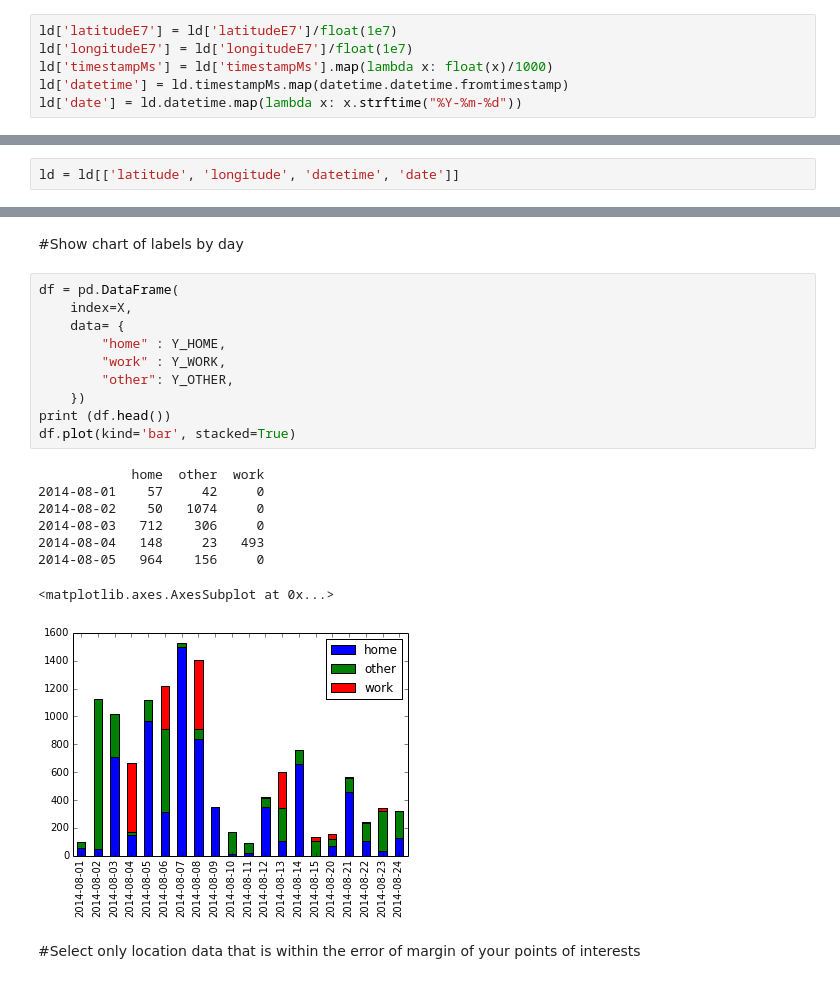
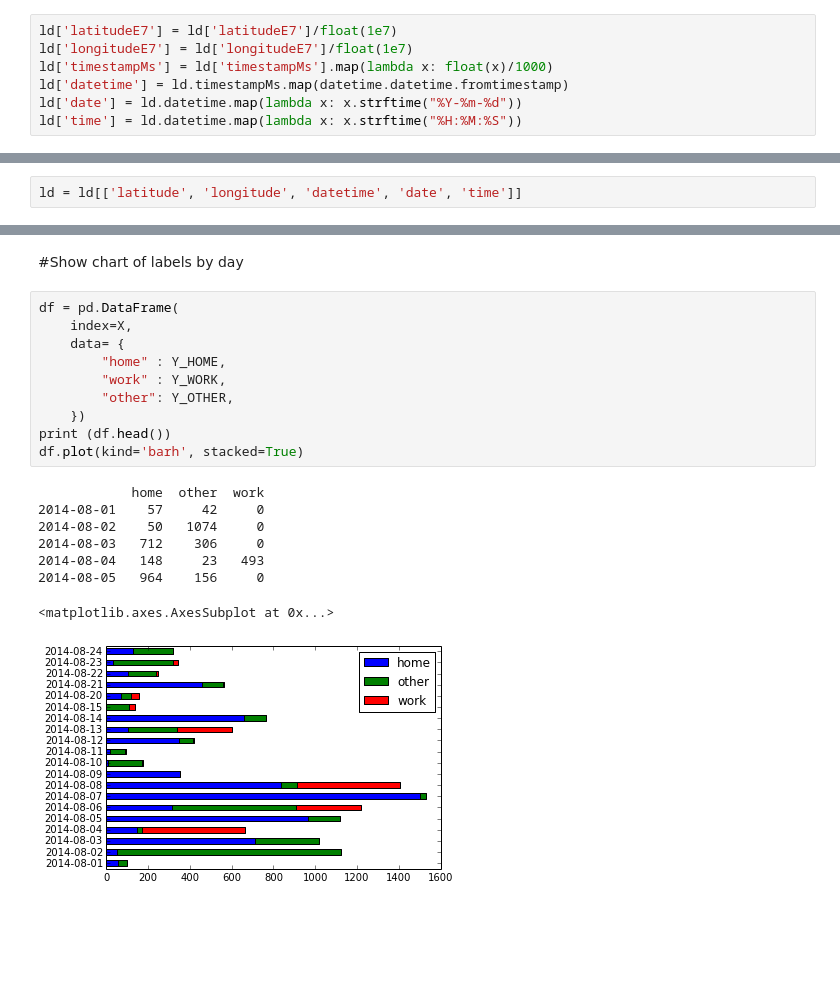
Before and after one commit to fnokeke/student-streams, a Jupyter notebook: src/location-streams.ipynb, the cells around one changed output, grey strips where cells are left out. Saved outputs shown, nothing was run; the diff lists cells and outputs as text; blank space fills up the shorter version.

```diff
--- a/src/location-streams.ipynb
+++ b/src/location-streams.ipynb
@@ -57,6 +59,7 @@ ld['longitudeE7'] = ld['longitudeE7']/float(1e7)
 ld['timestampMs'] = ld['timestampMs'].map(lambda x: float(x)/1000)
 ld['datetime'] = ld.timestampMs.map(datetime.datetime.fromtimestamp)
 ld['date'] = ld.datetime.map(lambda x: x.strftime("%Y-%m-%d"))
+ld['time'] = ld.datetime.map(lambda x: x.strftime("%H:%M:%S"))
 # %% [markdown]
 #Rename fields
 # %%
@@ -76,7 +79,7 @@ Number of items in data: 252294
 # %% [markdown]
 #Select only columns of interest
 # %%
-ld = ld[['latitude', 'longitude', 'datetime', 'date']]
+ld = ld[['latitude', 'longitude', 'datetime', 'date', 'time']]
 # %% [markdown]
 #Specify places of interest in Ithaca and ignore locations outside Ithaca
 # %%
@@ -172,21 +176,19 @@ OTHER: [42, 1074, 306, 23, 156] 20
 # %%
 df = pd.DataFrame(
     index=X,
     data= {
         "home" : Y_HOME,
         "work" : Y_WORK,
         "other": Y_OTHER,
     })
 print (df.head())
-df.plot(kind='bar', stacked=True)
+df.plot(kind='barh', stacked=True)
 # %% [output]
             home  other  work
 2014-08-01    57     42     0
 2014-08-02    50   1074     0
 2014-08-03   712    306     0
 2014-08-04   148     23   493
 2014-08-05   964    156     0
 <matplotlib.axes.AxesSubplot at 0x...>
-[figure, old version]
+[figure, new version]
-# %% [markdown]
-#Select only location data that is within the error of margin of your points of interests
```
Also changed, not shown: parts of 20 cells of this notebook, 1 other file.
